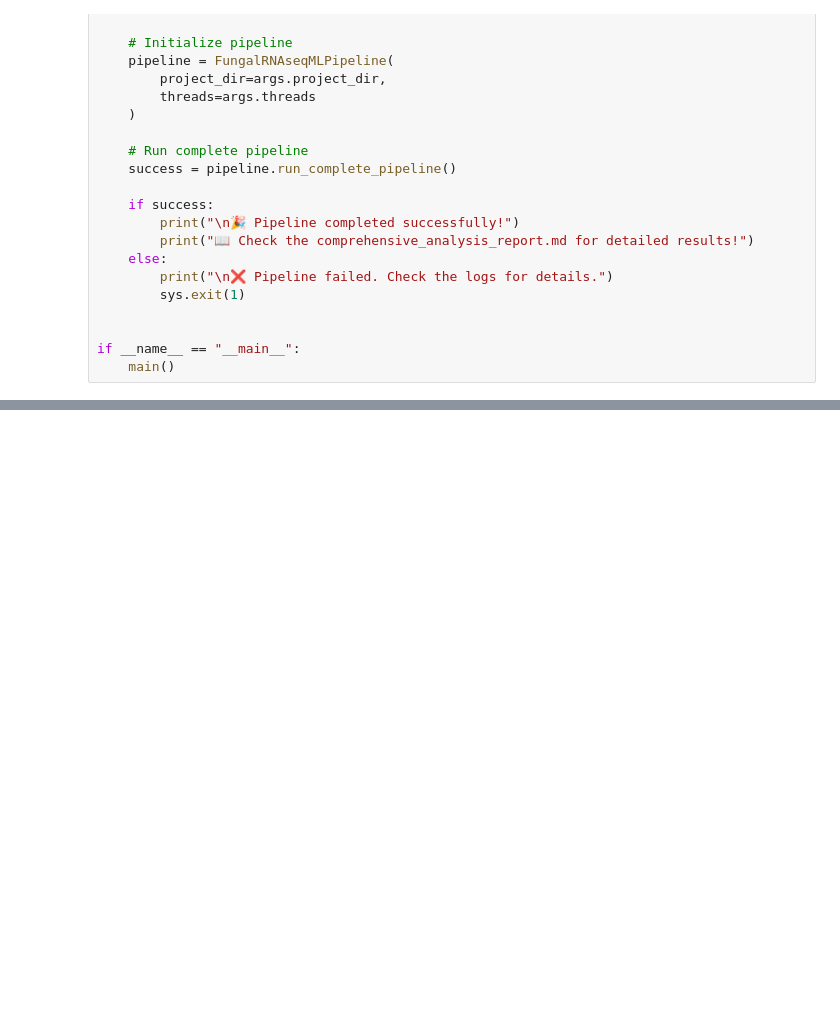
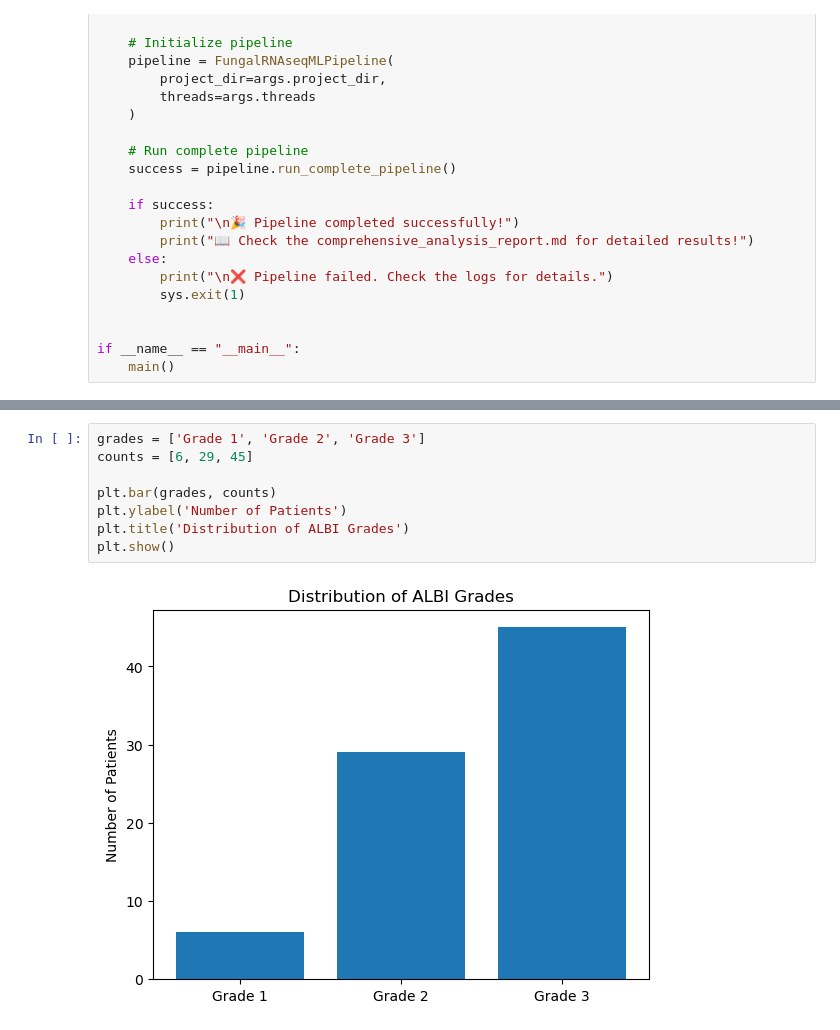
Before and after one commit to YuktiTripathi/Learn-Practice, a Jupyter notebook: rna_seqqq.ipynb, the cells around one changed output, grey strips where cells are left out. Drawn from its saved outputs; the diff is of its cells as text; blank space fills up the shorter version.

```diff
--- a/rna_seqqq.ipynb
+++ b/rna_seqqq.ipynb
@@ -1204,0 +1253,10 @@ if __name__ == "__main__":
+# %%
+grades = ['Grade 1', 'Grade 2', 'Grade 3']
+counts = [6, 29, 45]
+
+plt.bar(grades, counts)
+plt.ylabel('Number of Patients')
+plt.title('Distribution of ALBI Grades')
+plt.show()
+# %% [output]
+[figure, added]
```
Also changed, not shown: parts of 4 cells of this notebook, 1 other file.
